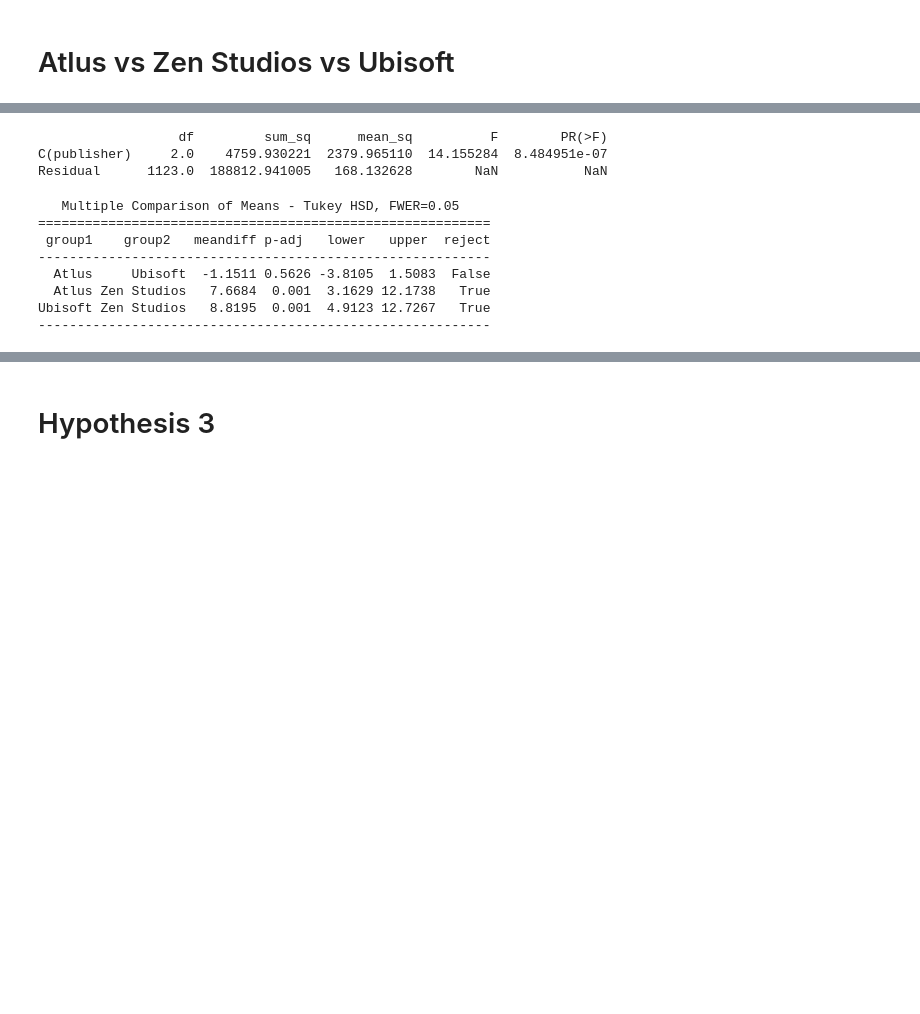
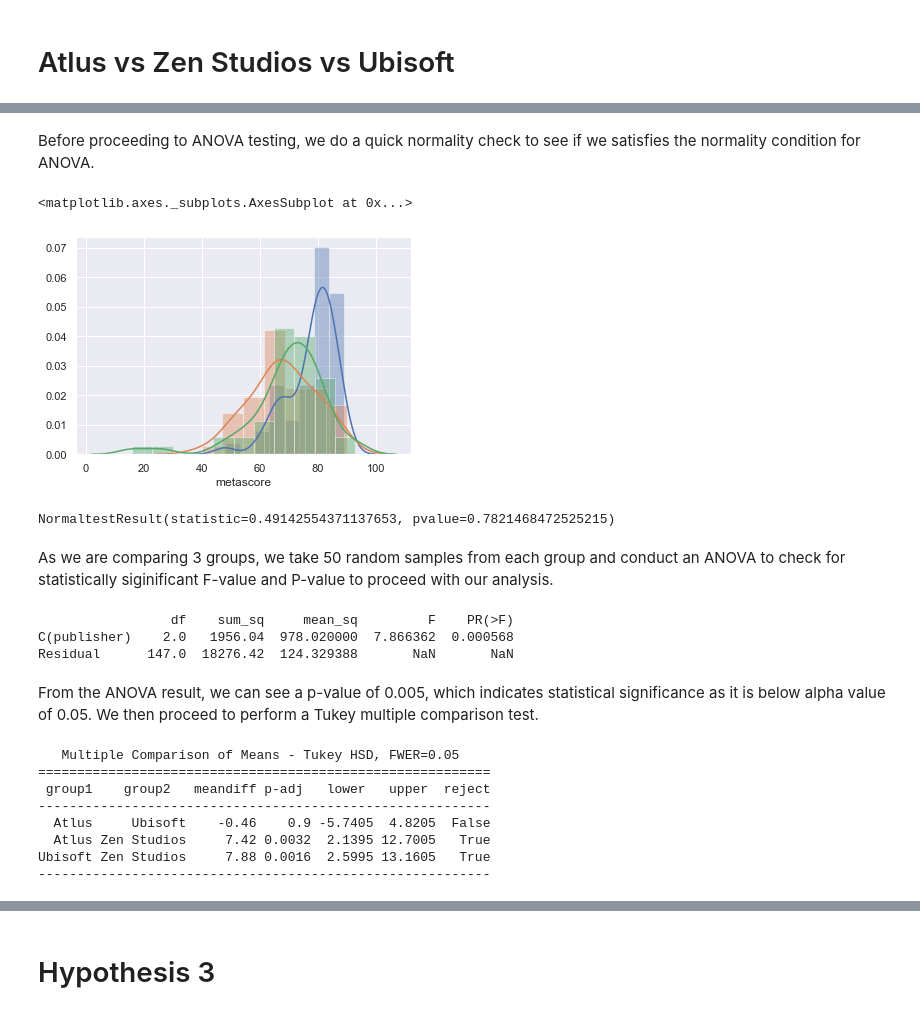
Before and after one commit to songyingho/metacritic_games_statistics, a Jupyter notebook: index.ipynb, the cells around one changed output, grey strips where cells are left out. Drawn from its saved outputs; the diff is of its cells as text; code cells hidden in the pictures; blank space fills up the shorter version.

Commit message:
updated jupyter, 1/3 test done

```diff
--- a/index.ipynb
+++ b/index.ipynb
@@ -262,14 +322,33 @@ df_merged = pd.concat([df_ubisoft,df_atlus,df_zen])
+# %% [markdown]
+Before proceeding to ANOVA testing, we do a quick normality check to see if we satisfies the normality condition for ANOVA.
+# %%
+sns.distplot(sample_zen.metascore)
+sns.distplot(sample_ubisoft.metascore)
+sns.distplot(sample_atlus.metascore)
+# %% [output]
+<matplotlib.axes._subplots.AxesSubplot at 0x...>
+[figure, added]
+# %%
+scipy.stats.normaltest(sample_zen.metascore)
+scipy.stats.normaltest(sample_atlus.metascore)
+scipy.stats.normaltest(sample_ubisoft.metascore)
+# %% [output]
+NormaltestResult(statistic=0.49142554371137653, pvalue=0.7821468472525215)
+# %% [markdown]
+As we are comparing 3 groups, we take 50 random samples from each group and conduct an ANOVA to check for statistically siginificant F-value and P-value to proceed with our analysis.
 # %%
 formula = 'metascore ~  C(publisher)'
-lm = ols(formula, df_merged).fit()
+lm = ols(formula, sample_merged).fit()
 table = sm.stats.anova_lm(lm, typ=1)
 print(table)
 # %% [output]
-                  df         sum_sq      mean_sq          F        PR(>F)
-C(publisher)     2.0    4759.930221  2379.965110  14.155284  8.484951e-07
-Residual      1123.0  188812.941005   168.132628        NaN           NaN
+                 df    sum_sq     mean_sq         F    PR(>F)
+C(publisher)    2.0   1956.04  978.020000  7.866362  0.000568
+Residual      147.0  18276.42  124.329388       NaN       NaN
+# %% [markdown]
+From the ANOVA result, we can see a p-value of 0.005, which indicates statistical significance as it is below alpha value of 0.05. We then proceed to perform a Tukey multiple comparison test.
 # %%
-mc = MultiComparison(df_merged.metascore, df_merged.publisher)
+mc = MultiComparison(sample_merged.metascore, sample_merged.publisher)
 mc_results = mc.tukeyhsd()
 print(mc_results)
 # %% [output]
@@ -277,7 +356,7 @@ print(mc_results)
 ==========================================================
  group1    group2   meandiff p-adj   lower   upper  reject
 ----------------------------------------------------------
-  Atlus     Ubisoft  -1.1511 0.5626 -3.8105  1.5083  False
-  Atlus Zen Studios   7.6684  0.001  3.1629 12.1738   True
-Ubisoft Zen Studios   8.8195  0.001  4.9123 12.7267   True
+  Atlus     Ubisoft    -0.46    0.9 -5.7405  4.8205  False
+  Atlus Zen Studios     7.42 0.0032  2.1395 12.7005   True
+Ubisoft Zen Studios     7.88 0.0016  2.5995 13.1605   True
 ----------------------------------------------------------
```
Also changed, not shown: parts of 27 cells of this notebook.
